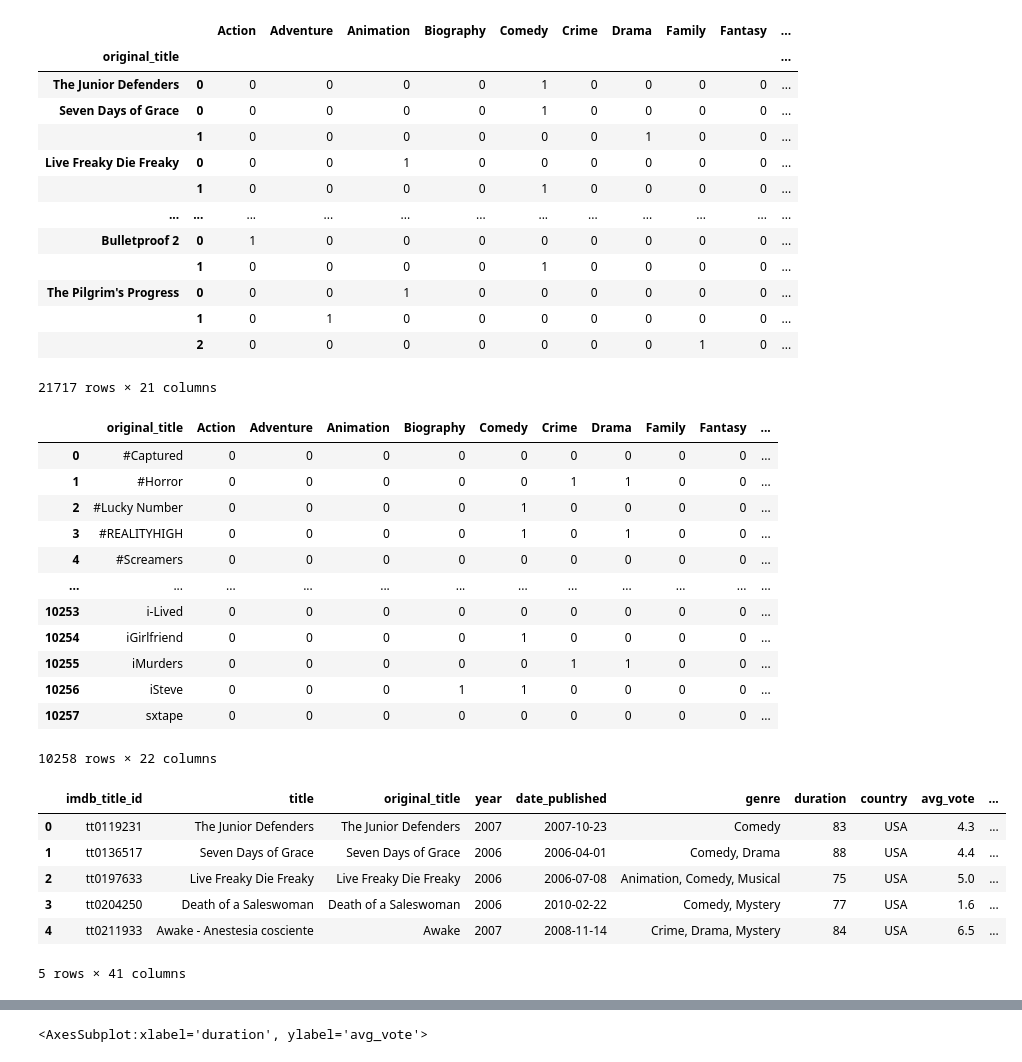
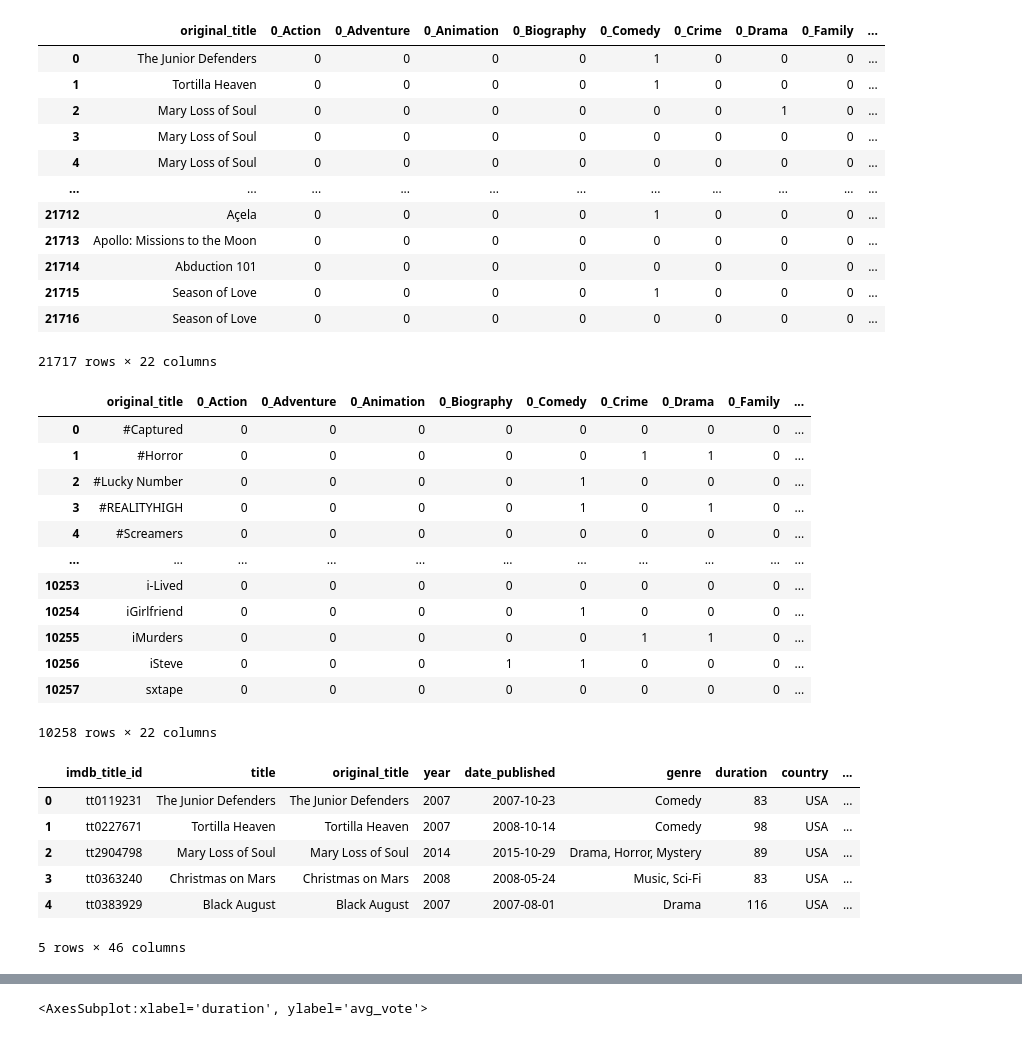
Before and after one commit to ianmkinney/imdb-machine-learning, a Jupyter notebook: GenreGetDummies.ipynb, the cells around one changed output, grey strips where cells are left out. Saved outputs shown, nothing was run; the diff lists cells and outputs as text; code cells hidden in the pictures.

```diff
--- a/GenreGetDummies.ipynb
+++ b/GenreGetDummies.ipynb
@@ -1,4 +1,5 @@
 # %%
+%matplotlib inline
 import pandas as pd
 import numpy as np
 
@@ -7,5 +8,6 @@ file = "Sample/sample.csv"
 
 # Read our data into pandas
 sample_df = pd.read_csv(file)
+sample_df.drop('Unnamed: 0', axis=1, inplace=True)
 sample_df
 # %% [output]
@@ -108,50 +110,48 @@ test_df
 dummy = pd.get_dummies(test_df, columns=[0])
 dummy
 # %% [output]
-|  |  | Action | Adventure | Animation | Biography | Comedy | Crime | Drama | Family | Fantasy | ... |
-| original_title |  |  |  |  |  |  |  |  |  |  | ... |
-| The Junior Defenders | 0 | 0 | 0 | 0 | 0 | 1 | 0 | 0 | 0 | 0 | ... |
-| Seven Days of Grace | 0 | 0 | 0 | 0 | 0 | 1 | 0 | 0 | 0 | 0 | ... |
-|  | 1 | 0 | 0 | 0 | 0 | 0 | 0 | 1 | 0 | 0 | ... |
-| Live Freaky Die Freaky | 0 | 0 | 0 | 1 | 0 | 0 | 0 | 0 | 0 | 0 | ... |
-|  | 1 | 0 | 0 | 0 | 0 | 1 | 0 | 0 | 0 | 0 | ... |
-| ... | ... | ... | ... | ... | ... | ... | ... | ... | ... | ... | ... |
-| Bulletproof 2 | 0 | 1 | 0 | 0 | 0 | 0 | 0 | 0 | 0 | 0 | ... |
-|  | 1 | 0 | 0 | 0 | 0 | 1 | 0 | 0 | 0 | 0 | ... |
-| The Pilgrim's Progress | 0 | 0 | 0 | 1 | 0 | 0 | 0 | 0 | 0 | 0 | ... |
-|  | 1 | 0 | 1 | 0 | 0 | 0 | 0 | 0 | 0 | 0 | ... |
-|  | 2 | 0 | 0 | 0 | 0 | 0 | 0 | 0 | 1 | 0 | ... |
+|  | original_title | 0_Action | 0_Adventure | 0_Animation | 0_Biography | 0_Comedy | 0_Crime | 0_Drama | 0_Family | ... |
+| 0 | The Junior Defenders | 0 | 0 | 0 | 0 | 1 | 0 | 0 | 0 | ... |
+| 1 | Tortilla Heaven | 0 | 0 | 0 | 0 | 1 | 0 | 0 | 0 | ... |
+| 2 | Mary Loss of Soul | 0 | 0 | 0 | 0 | 0 | 0 | 1 | 0 | ... |
+| 3 | Mary Loss of Soul | 0 | 0 | 0 | 0 | 0 | 0 | 0 | 0 | ... |
+| 4 | Mary Loss of Soul | 0 | 0 | 0 | 0 | 0 | 0 | 0 | 0 | ... |
+| ... | ... | ... | ... | ... | ... | ... | ... | ... | ... | ... |
+| 21712 | Açela | 0 | 0 | 0 | 0 | 1 | 0 | 0 | 0 | ... |
+| 21713 | Apollo: Missions to the Moon | 0 | 0 | 0 | 0 | 0 | 0 | 0 | 0 | ... |
+| 21714 | Abduction 101 | 0 | 0 | 0 | 0 | 0 | 0 | 0 | 0 | ... |
+| 21715 | Season of Love | 0 | 0 | 0 | 0 | 1 | 0 | 0 | 0 | ... |
+| 21716 | Season of Love | 0 | 0 | 0 | 0 | 0 | 0 | 0 | 0 | ... |
-21717 rows × 21 columns
+21717 rows × 22 columns
 # %%
 # Groupby original title column and get max count of genres associated to each title
 genre_df = dummy.groupby(['original_title']).max().reset_index()
 genre_df
 # %% [output]
-|  | original_title | Action | Adventure | Animation | Biography | Comedy | Crime | Drama | Family | Fantasy | ... |
-| 0 | #Captured | 0 | 0 | 0 | 0 | 0 | 0 | 0 | 0 | 0 | ... |
-| 1 | #Horror | 0 | 0 | 0 | 0 | 0 | 1 | 1 | 0 | 0 | ... |
-| 2 | #Lucky Number | 0 | 0 | 0 | 0 | 1 | 0 | 0 | 0 | 0 | ... |
-| 3 | #REALITYHIGH | 0 | 0 | 0 | 0 | 1 | 0 | 1 | 0 | 0 | ... |
-| 4 | #Screamers | 0 | 0 | 0 | 0 | 0 | 0 | 0 | 0 | 0 | ... |
-| ... | ... | ... | ... | ... | ... | ... | ... | ... | ... | ... | ... |
-| 10253 | i-Lived | 0 | 0 | 0 | 0 | 0 | 0 | 0 | 0 | 0 | ... |
-| 10254 | iGirlfriend | 0 | 0 | 0 | 0 | 1 | 0 | 0 | 0 | 0 | ... |
-| 10255 | iMurders | 0 | 0 | 0 | 0 | 0 | 1 | 1 | 0 | 0 | ... |
-| 10256 | iSteve | 0 | 0 | 0 | 1 | 1 | 0 | 0 | 0 | 0 | ... |
-| 10257 | sxtape | 0 | 0 | 0 | 0 | 0 | 0 | 0 | 0 | 0 | ... |
+|  | original_title | 0_Action | 0_Adventure | 0_Animation | 0_Biography | 0_Comedy | 0_Crime | 0_Drama | 0_Family | ... |
+| 0 | #Captured | 0 | 0 | 0 | 0 | 0 | 0 | 0 | 0 | ... |
+| 1 | #Horror | 0 | 0 | 0 | 0 | 0 | 1 | 1 | 0 | ... |
+| 2 | #Lucky Number | 0 | 0 | 0 | 0 | 1 | 0 | 0 | 0 | ... |
+| 3 | #REALITYHIGH | 0 | 0 | 0 | 0 | 1 | 0 | 1 | 0 | ... |
+| 4 | #Screamers | 0 | 0 | 0 | 0 | 0 | 0 | 0 | 0 | ... |
+| ... | ... | ... | ... | ... | ... | ... | ... | ... | ... | ... |
+| 10253 | i-Lived | 0 | 0 | 0 | 0 | 0 | 0 | 0 | 0 | ... |
+| 10254 | iGirlfriend | 0 | 0 | 0 | 0 | 1 | 0 | 0 | 0 | ... |
+| 10255 | iMurders | 0 | 0 | 0 | 0 | 0 | 1 | 1 | 0 | ... |
+| 10256 | iSteve | 0 | 0 | 0 | 1 | 1 | 0 | 0 | 0 | ... |
+| 10257 | sxtape | 0 | 0 | 0 | 0 | 0 | 0 | 0 | 0 | ... |
 10258 rows × 22 columns
 # %%
 merged_df = pd.merge(sample_df, genre_df, on='original_title')
-merged_df.drop('Unnamed: 0', axis=1, inplace=True)
 merged_df.head()
 # %% [output]
-|  | imdb_title_id | title | original_title | year | date_published | genre | duration | country | avg_vote | ... |
-| 0 | tt0119231 | The Junior Defenders | The Junior Defenders | 2007 | 2007-10-23 | Comedy | 83 | USA | 4.3 | ... |
-| 1 | tt0136517 | Seven Days of Grace | Seven Days of Grace | 2006 | 2006-04-01 | Comedy, Drama | 88 | USA | 4.4 | ... |
-| 2 | tt0197633 | Live Freaky Die Freaky | Live Freaky Die Freaky | 2006 | 2006-07-08 | Animation, Comedy, Musical | 75 | USA | 5.0 | ... |
-| 3 | tt0204250 | Death of a Saleswoman | Death of a Saleswoman | 2006 | 2010-02-22 | Comedy, Mystery | 77 | USA | 1.6 | ... |
-| 4 | tt0211933 | Awake - Anestesia cosciente | Awake | 2007 | 2008-11-14 | Crime, Drama, Mystery | 84 | USA | 6.5 | ... |
+|  | imdb_title_id | title | original_title | year | date_published | genre | duration | country | ... |
+| 0 | tt0119231 | The Junior Defenders | The Junior Defenders | 2007 | 2007-10-23 | Comedy | 83 | USA | ... |
+| 1 | tt0227671 | Tortilla Heaven | Tortilla Heaven | 2007 | 2008-10-14 | Comedy | 98 | USA | ... |
+| 2 | tt2904798 | Mary Loss of Soul | Mary Loss of Soul | 2014 | 2015-10-29 | Drama, Horror, Mystery | 89 | USA | ... |
+| 3 | tt0363240 | Christmas on Mars | Christmas on Mars | 2008 | 2008-05-24 | Music, Sci-Fi | 83 | USA | ... |
+| 4 | tt0383929 | Black August | Black August | 2007 | 2007-08-01 | Drama | 116 | USA | ... |
-5 rows × 41 columns
+5 rows × 46 columns
 # %%
 merged_df.to_csv('Sample/learning_sample.csv')
 # %%
```
Also changed, not shown: parts of 22 cells of this notebook, 9 other files.
